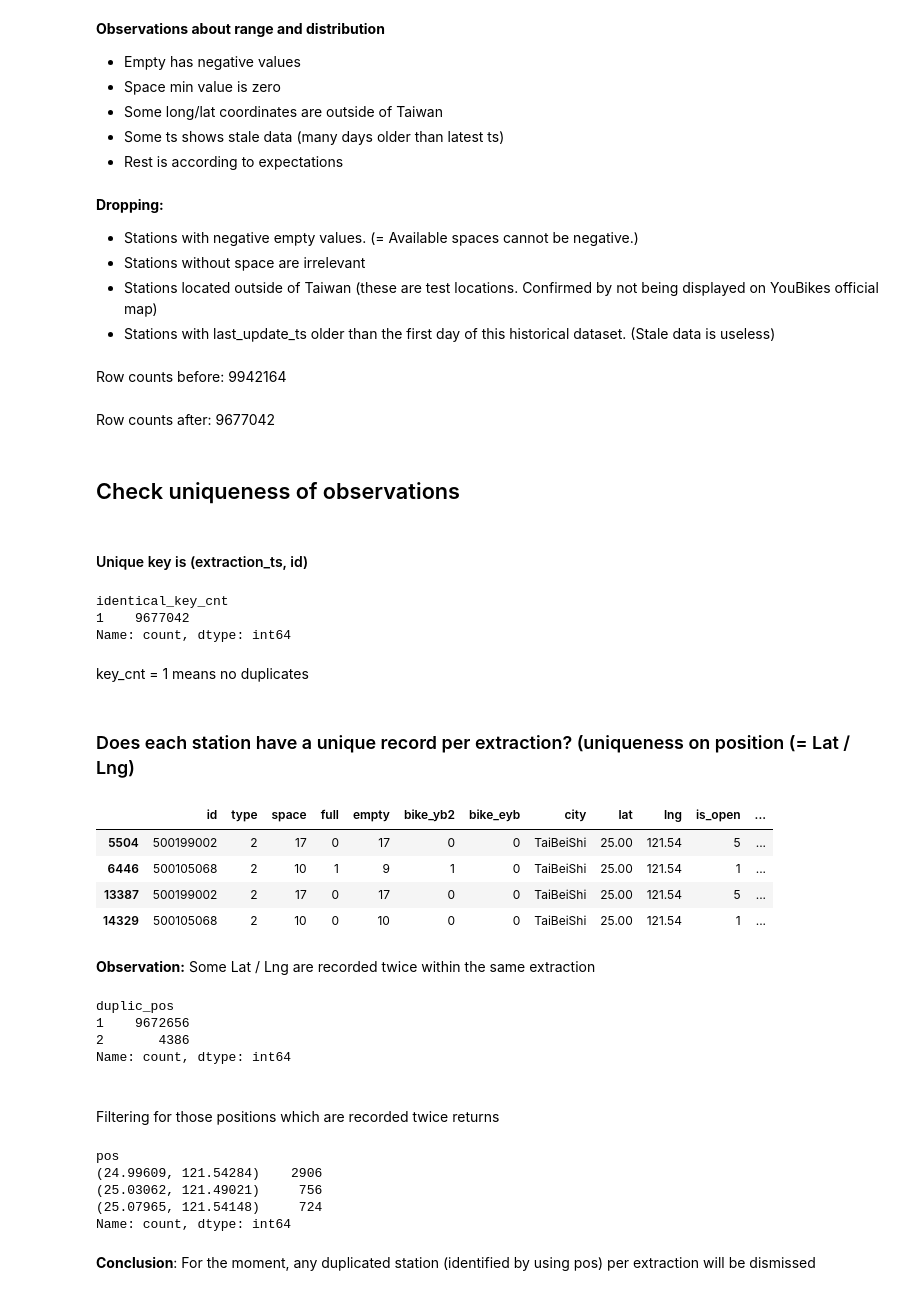
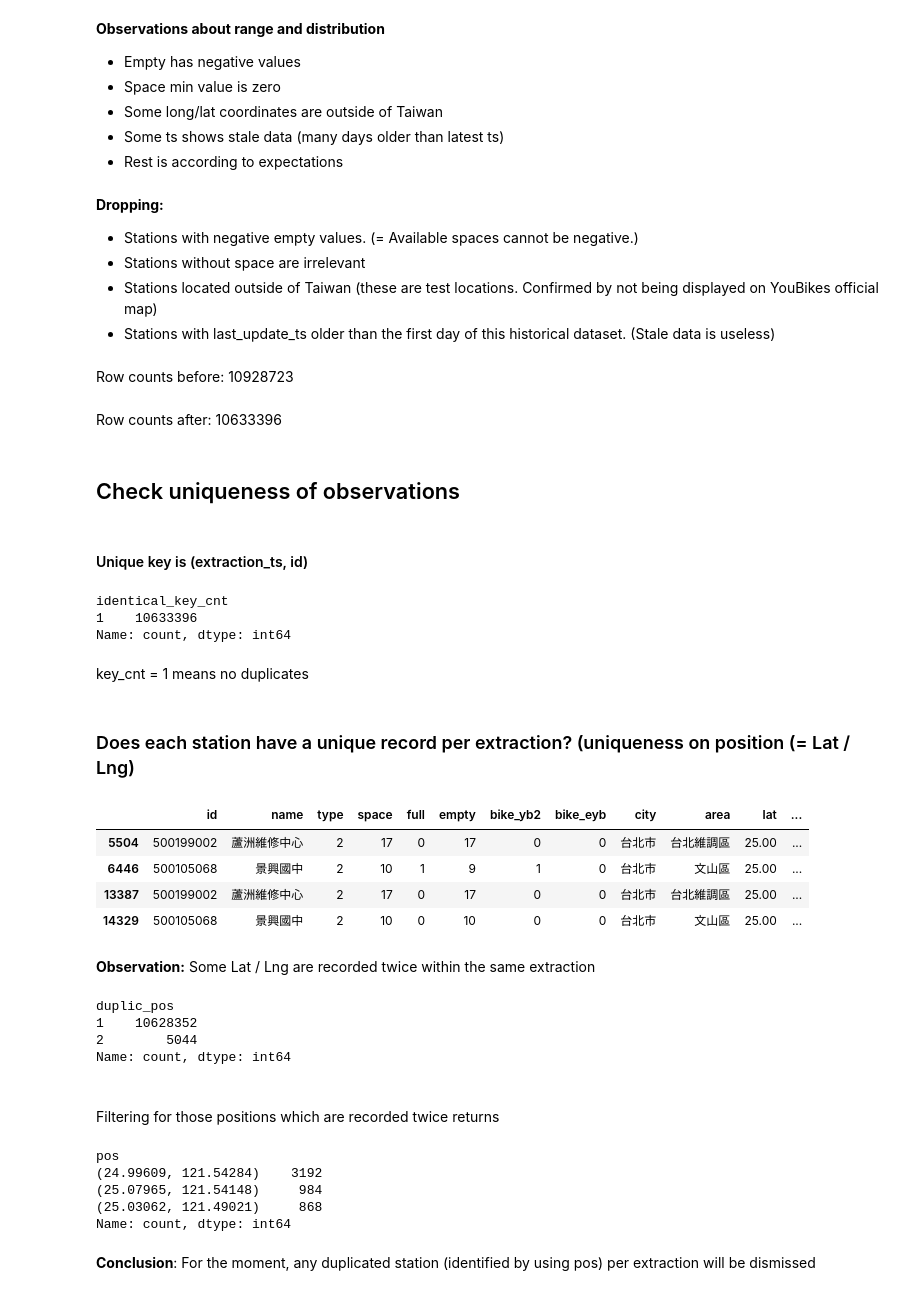
Before and after one commit to early-riser18/YouBikeML, a Jupyter notebook: eda/YouBike_EDA.ipynb, the cells around one changed output. Saved outputs shown, nothing was run; the diff lists cells and outputs as text; code cells hidden in the pictures.

Commit message:
wrap up 2nd Youbike Data EDA and Feature Modeling

```diff
--- a/eda/YouBike_EDA.ipynb
+++ b/eda/YouBike_EDA.ipynb
@@ -258,4 +118,4 @@ concat_df.to_parquet("./youbike_dock_info_history_2024-03-01_2024-03-17_raw.parq
 # Validate & clean the dataset
 # %%
 # Analyze Raw da
-main_df = pd.read_parquet("./youbike_dock_info_history_2024-03-01_2024-03-17_raw.parquet")
+main_df = pd.read_parquet("./youbike_dock_info_history_2024-03-01_2024-03-18_raw.parquet")
@@ -359,7 +176,7 @@ main_df.drop(main_df[main_df["type"] != 2].index, inplace=True)
 # %% [markdown]
 ## Discard irrelevant features
 # %%
-main_df.drop(labels=["name", "area", "address", 'place_id'], axis=1, inplace=True)
+main_df.drop(labels=['place_id', 'address'], axis=1, inplace=True)
 # %%
 dm("#### Any missing values left?")
 display(main_df.isna().sum())
@@ -450,19 +285,2 @@ Unique values in 'city': ['新竹縣' '苗栗縣' '臺南市' '台中市' '台
 Unique values in 'type': [2]
 Unique values in 'is_open': [0 1 5 4 2 3]
-# %%
-#Map city to ascii chars
-city_name_glossary = {"新北市": "XinBeiShi",
-                      "台北市": "TaiBeiShi",
-                      "台中市":"TaiZhongShi",
-                      "高雄市":"GaoXiongShi",
-                      "桃園市":"TaoYuanShi",
-                      "臺南市": "TaiNanShi",
-                      "嘉義市": "JiaYiShi",
-                      "屏東縣": "PingDongXian",
-                      "新竹市": "XinZhuShi",
-                      "新竹縣": "XinZhuXian",
-                      "苗栗縣" : "MiaoLiXian",
-                      "新竹科學工業園區": "XinZhuKeXueGong"}
-
-#TODO Need to catch KeyError and set default value.
-main_df["city"] = main_df.apply(lambda x: city_name_glossary[x["city"]], axis=1)
@@ -520,8 +554,8 @@ dm(f"Row counts after: {main_df.shape[0]}")
 - Stations without space are irrelevant
 - Stations located outside of Taiwan (these are test locations. Confirmed by not being displayed on YouBikes official map)
 - Stations with last_update_ts older than the first day of this historical dataset. (Stale data is useless)
-Row counts before: 9942164
+Row counts before: 10928723
-Row counts after: 9677042
+Row counts after: 10633396
 # %% [markdown]
 ## Check uniqueness of observations
 # %%
@@ -533,38 +567,38 @@ dm("key_cnt = 1 means no duplicates")
 # %% [output]
 #### Unique key is (extraction_ts, id)
 identical_key_cnt
-1    9677042
+1    10633396
 Name: count, dtype: int64
 key_cnt = 1 means no duplicates
 # %%
 dm("### Does each station have a unique record per extraction? (uniqueness on position (= Lat / Lng)")
 
-main_df["pos"] = main_df.apply(lambda x: (x["lat"], x["lng"]), axis=1)
+main_df["pos"] = list(zip(main_df['lat'], main_df['lng']))
 main_df["duplic_pos"] = main_df.groupby(['pos', 'extraction_ts']).transform('size')
 
 display(main_df[main_df["duplic_pos"] > 1].head(4))
 dm("**Observation:** Some Lat / Lng are recorded twice within the same extraction")
 display(main_df["duplic_pos"].value_counts())
 dm("<br>Filtering for those positions which are recorded twice returns ")
 display(main_df[main_df["duplic_pos"] > 1]["pos"].value_counts())
 dm("**Conclusion**: For the moment, any duplicated station (identified by using pos) per extraction will be dismissed")
 # %% [output]
 ### Does each station have a unique record per extraction? (uniqueness on position (= Lat / Lng)
-|  | id | type | space | full | empty | bike_yb2 | bike_eyb | city | lat | lng | is_open | ... |
-| 5504 | 500199002 | 2 | 17 | 0 | 17 | 0 | 0 | TaiBeiShi | 25.00 | 121.54 | 5 | ... |
-| 6446 | 500105068 | 2 | 10 | 1 | 9 | 1 | 0 | TaiBeiShi | 25.00 | 121.54 | 1 | ... |
-| 13387 | 500199002 | 2 | 17 | 0 | 17 | 0 | 0 | TaiBeiShi | 25.00 | 121.54 | 5 | ... |
-| 14329 | 500105068 | 2 | 10 | 0 | 10 | 0 | 0 | TaiBeiShi | 25.00 | 121.54 | 1 | ... |
+|  | id | name | type | space | full | empty | bike_yb2 | bike_eyb | city | area | lat | ... |
+| 5504 | 500199002 | 蘆洲維修中心 | 2 | 17 | 0 | 17 | 0 | 0 | 台北市 | 台北維調區 | 25.00 | ... |
+| 6446 | 500105068 | 景興國中 | 2 | 10 | 1 | 9 | 1 | 0 | 台北市 | 文山區 | 25.00 | ... |
+| 13387 | 500199002 | 蘆洲維修中心 | 2 | 17 | 0 | 17 | 0 | 0 | 台北市 | 台北維調區 | 25.00 | ... |
+| 14329 | 500105068 | 景興國中 | 2 | 10 | 0 | 10 | 0 | 0 | 台北市 | 文山區 | 25.00 | ... |
 **Observation:** Some Lat / Lng are recorded twice within the same extraction
 duplic_pos
-1    9672656
-2       4386
+1    10628352
+2        5044
 Name: count, dtype: int64
 <br>Filtering for those positions which are recorded twice returns
 pos
-(24.99609, 121.54284)    2906
-(25.03062, 121.49021)     756
-(25.07965, 121.54148)     724
+(24.99609, 121.54284)    3192
+(25.07965, 121.54148)     984
+(25.03062, 121.49021)     868
 Name: count, dtype: int64
 **Conclusion**: For the moment, any duplicated station (identified by using pos) per extraction will be dismissed
 # %%
```
Also changed, not shown: parts of 39 cells of this notebook, 1 other file.
